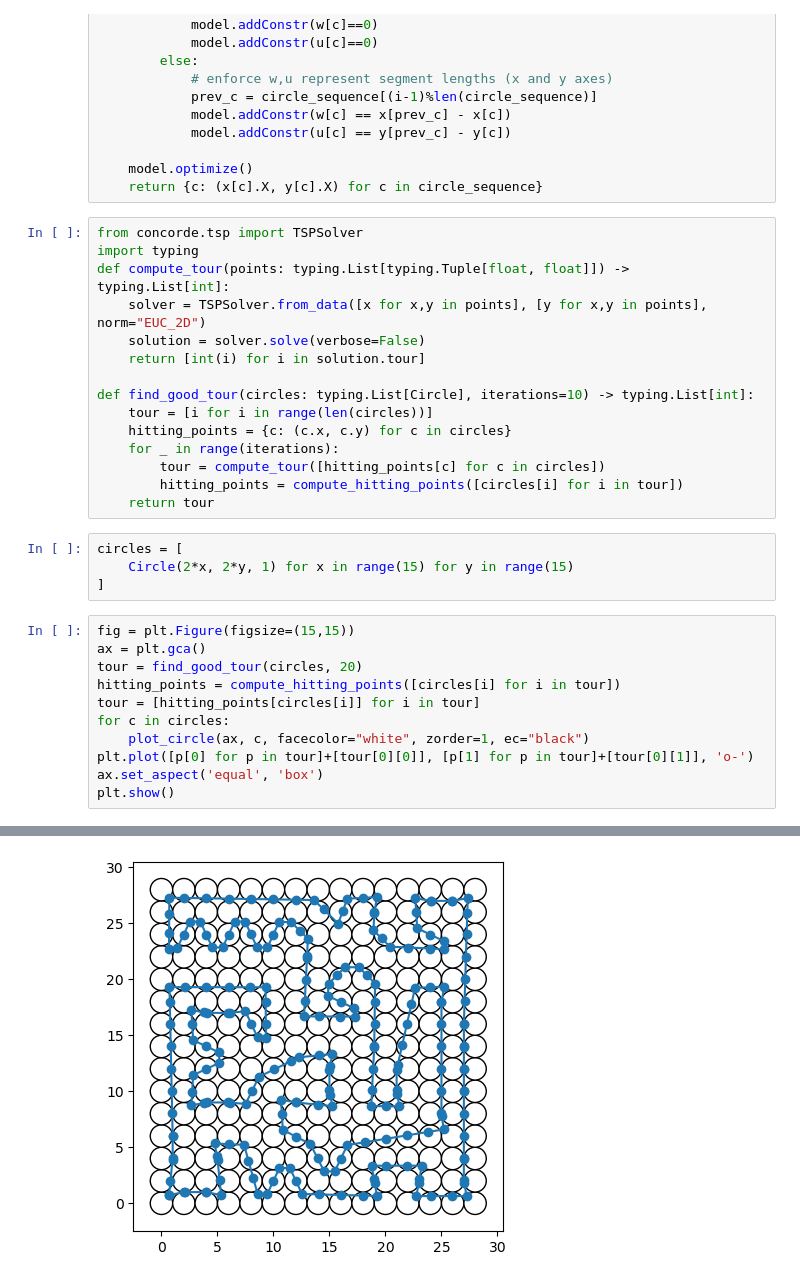
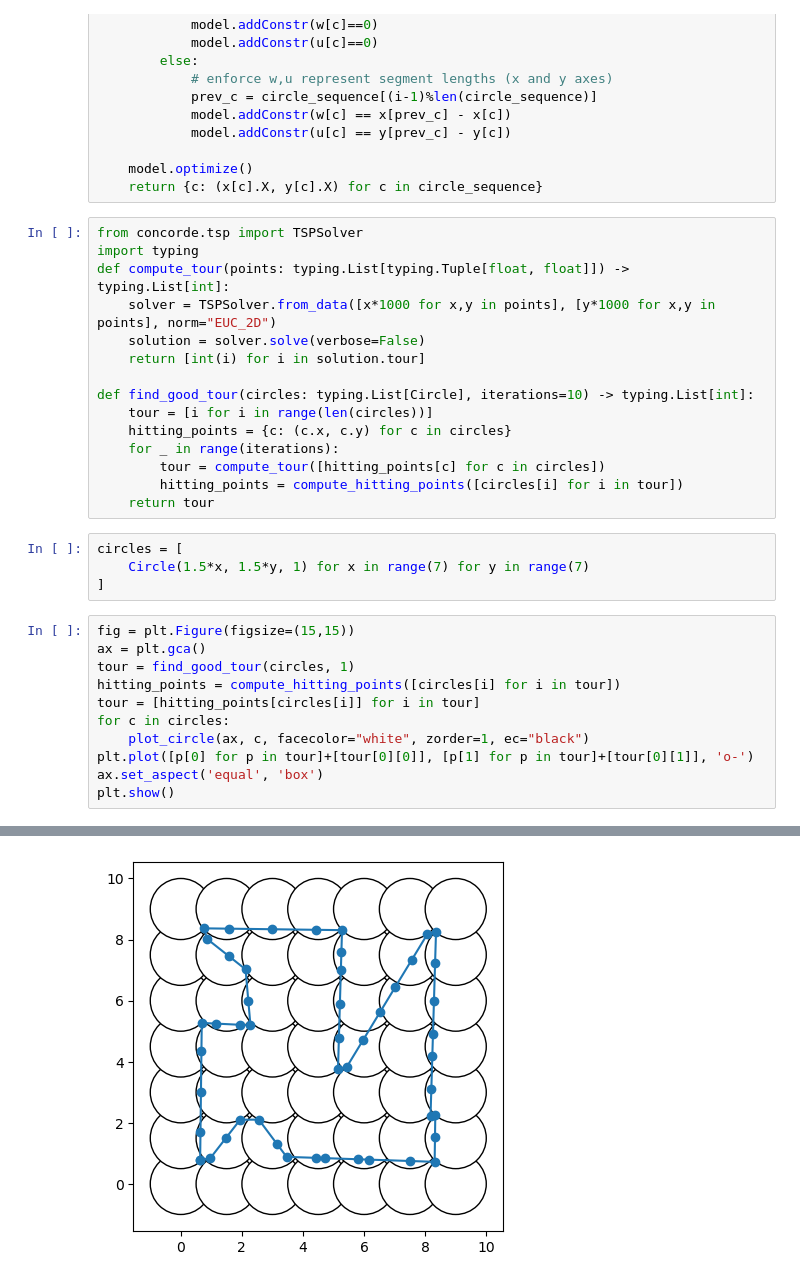
Before and after one commit to d-krupke/close-enough-tsp, a Jupyter notebook: notebooks/02_heuristic.ipynb, the cells around one changed output, grey strips where cells are left out. Drawn from its saved outputs; the diff is of its cells as text.

```diff
--- a/notebooks/02_heuristic.ipynb
+++ b/notebooks/02_heuristic.ipynb
@@ -94,7 +94,7 @@ def compute_hitting_points(circle_sequence: typing.List[Circle], path: bool=Fals
 from concorde.tsp import TSPSolver
 import typing
 def compute_tour(points: typing.List[typing.Tuple[float, float]]) -> typing.List[int]:
-    solver = TSPSolver.from_data([x for x,y in points], [y for x,y in points], norm="EUC_2D")
+    solver = TSPSolver.from_data([x*1000 for x,y in points], [y*1000 for x,y in points], norm="EUC_2D")
     solution = solver.solve(verbose=False)
     return [int(i) for i in solution.tour]
 
@@ -107,12 +107,12 @@ def find_good_tour(circles: typing.List[Circle], iterations=10) -> typing.List[i
     return tour
 # %%
 circles = [
-    Circle(2*x, 2*y, 1) for x in range(15) for y in range(15)
+    Circle(1.5*x, 1.5*y, 1) for x in range(7) for y in range(7)
 ]
 # %%
 fig = plt.Figure(figsize=(15,15))
 ax = plt.gca()
-tour = find_good_tour(circles, 20)
+tour = find_good_tour(circles, 1)
 hitting_points = compute_hitting_points([circles[i] for i in tour])
 tour = [hitting_points[circles[i]] for i in tour]
 for c in circles:
@@ -141 +141 @@ Optimal objective 2.94428593e+02
-[figure, old version]
+[figure, new version]
```
Also changed, not shown: parts of 6 cells of this notebook, 2 other files.
